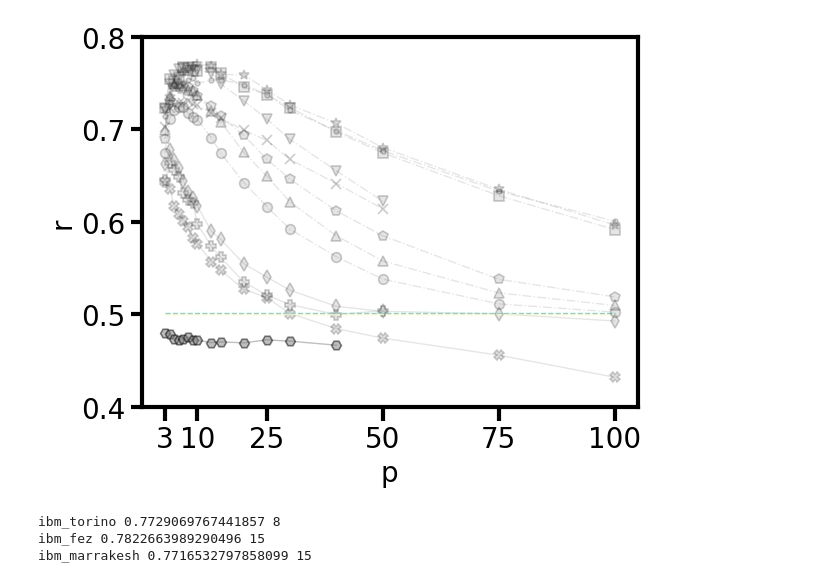
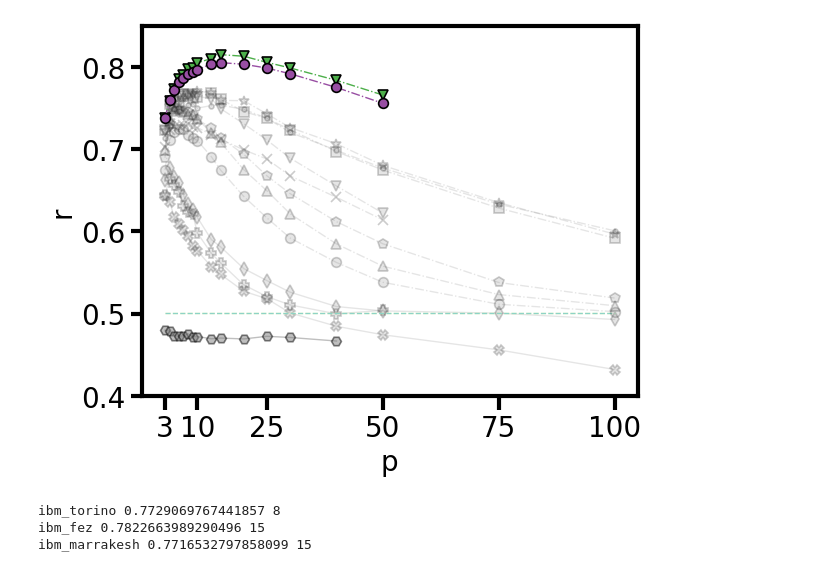
Before and after one commit to alejomonbar/LR-QAOA-QPU-Benchmarking, a Jupyter notebook: NL-Figures.ipynb, the cells around one changed output. Saved outputs shown, nothing was run; the diff lists cells and outputs as text; code cells hidden in the pictures.

```diff
--- a/NL-Figures.ipynb
+++ b/NL-Figures.ipynb
@@ -131,6 +143,8 @@ ibm_torino_fractional = np.load("./Data/ibm_torino/133_HE_fractional.npy", allow
 ibm_fez = np.load("./Data/ibm_fez/156_HE.npy", allow_pickle=True).item()
 ibm_fez_fractional = np.load("./Data/ibm_fez/156_HE_fractional.npy", allow_pickle=True).item()
 ibm_marrakesh_fractional = np.load("./Data/ibm_marrakesh/156_HE_fractional.npy", allow_pickle=True).item()
+ibm_aachen_fractional = np.load("./Data/ibm_aachen/156_HE_fractional.npy", allow_pickle=True).item()
+ibm_kingston_fractional = np.load("./Data/ibm_kingston/156_HE_fractional.npy", allow_pickle=True).item()
 
 ibm_aachen = np.load("./Data/ibm_aachen/156_HE.npy", allow_pickle=True).item()
 ibm_kingston = np.load("./Data/ibm_kingston/156_HE.npy", allow_pickle=True).item()
@@ -141,10 +155,11 @@ iqm_spark = np.load("./Data/iqm_spark/5_SQ.npy", allow_pickle=True).item()
 
 
 rigetti_ankaa_3 = np.load("./Data/rigetti_ankaa_3/82_NL.npy", allow_pickle=True).item()
+colors1 = plt.get_cmap("Set1")
 
 colors = plt.get_cmap("Set3")
 delta = 1
-n_case = 5
+n_case = 9
 case = ""
 prop = "r"
 fig, ax = plt.subplots()
@@ -156,35 +171,39 @@ ax.plot(rigetti_ankaa_3["ps"], [rigetti_ankaa_3["postprocessing"+case][1][p][0][
 ps = iqm_garnet["ps"]
 ax.plot(ps, [iqm_garnet["postprocessing"+case][1][p][0][prop] for p in ps], label ="iqm_garnet ", markeredgecolor="black", markersize=7, color=colors(2) if n_case == 0 else "gray", alpha=1 if n_case == 0 else 0.2, marker="P")
 ps = ibm_brisbane["ps"]
 ax.plot(ps, [ibm_brisbane["postprocessing"+case][1][p][prop] for p in ps], label ="ibm_brisbane ", markeredgecolor="black", markersize=7, color=colors(1) if n_case == 2 else "gray", alpha=1 if n_case == 2 else 0.2, marker="d")
 ax.plot(ps, len(ps)*[ibm_brisbane["random"+case][prop]], linestyle="--", color=colors(1))
 ps = ibm_torino["ps"]
 ax.plot(ps, len(ps)*[ibm_torino["random"+case][prop]], linestyle="--", color=colors(0))
 ax.plot(ps, [ibm_torino["postprocessing"+case][1][p][prop] for p in ps], marker="o", label ="ibm_torino-v0", markeredgecolor="black", markersize=7, color=colors(0) if n_case == 2 else "gray", alpha=1 if n_case == 2 else 0.2, linestyle="-.")
 ax.plot(ps, [ibm_torino_v1["postprocessing"+case][1][p][prop] for p in ps], marker="p", label ="ibm_torino-v1", markeredgecolor="black", markersize=7, color=colors(0) if n_case == 3 else "gray", alpha=1 if n_case == 3 else 0.2, linestyle="-.")
 ax.plot(ps, [ibm_torino_fractional["postprocessing"+case][0.75][p][prop] for p in ps], marker="s", label ="ibm_torino-f", markeredgecolor="black", markersize=7, color=colors(0) if n_case == 4 else "gray", alpha=1 if n_case == 4 else 0.2, linestyle="-.")
 
 ax.plot(ps, [ibm_fez["postprocessing"+case][1][p][prop] for p in ps], label ="ibm_fez ", markeredgecolor="black", markersize=7, color=colors(5) if n_case == 3 else "gray", alpha=1 if n_case == 3 else 0.2, linestyle="-.", marker="^")
 ax.plot(ps, [ibm_fez_fractional["postprocessing"+case][0.75][p][prop] for p in ps], label ="ibm_fez-f ", markeredgecolor="black", markersize=7, color=colors(5) if n_case == 4 else "gray", alpha=1 if n_case == 4 else 0.2, linestyle="-.", marker="*")
 
 ax.plot(ps, [ibm_marrakesh_fractional["postprocessing"+case][0.75][p][prop] for p in ps], label ="ibm_marrakesh-f ", markeredgecolor="black", markersize=7, color=colors(10) if n_case == 4 else "gray", alpha=1 if n_case == 4 else 0.2, linestyle="-.", marker=".")
 
 ax.plot(ps[:-2], [ibm_aachen["postprocessing"+case][0.75][p][prop] for p in ps[:-2]], label ="ibm_aachen", markeredgecolor="black", markersize=7, color=colors(8) if n_case == 3 else "gray", alpha=1 if n_case == 3 else 0.2, linestyle="-.", marker="v")
 ax.plot(ps[:-2], [ibm_kingston["postprocessing"+case][0.75][p][prop] for p in ps[:-2]], label ="ibm_kingston", markeredgecolor="black", markersize=7, color=colors(8) if n_case == 3 else "gray", alpha=1 if n_case == 3 else 0.2, linestyle="-.", marker="x")
 
 
+ax.plot(ibm_kingston_fractional["ps"], [ibm_kingston_fractional["postprocessing"+case][0.75][p][prop] for p in ibm_kingston_fractional["ps"]], label ="ibm_kingston-f ", markeredgecolor="black", markersize=7, color=colors1(2) if n_case == 9 else "gray", linestyle="-.", marker="v", alpha=1 if n_case == 9 else 0.2)
+ax.plot(ibm_aachen_fractional["ps"], [ibm_aachen_fractional["postprocessing"+case][0.75][p][prop] for p in ibm_aachen_fractional["ps"]], label ="ibm_aachen-f ", markeredgecolor="black", markersize=7, color=colors1(3) if n_case == 9 else "gray", linestyle="-.", marker="o", alpha=1 if n_case == 9 else 0.2)
+
+
 extra = "fractional"
 ax.plot([],[], label ="random" ,color="black", linestyle="--")
 # ax.legend(loc="upper center", bbox_to_anchor=(0.5,1.4), ncol=4, fontsize=12)
 ax.set_ylabel("r")
 ax.set_xlabel("p")
 ax.set_xticks([3, 10, 25, 50, 75, 100])
-ax.set_ylim(0.4,0.8)
+ax.set_ylim(0.4,0.85)
 ax.set_xlim(-2,105)
 fig.savefig(f"./Figures/NL/comparison_{n_case}.pdf", bbox_inches="tight", transparent=True)
 # fig.savefig(f"./Figures/NL/comparison_eagle_heron{case}_{prop}{extra}.pdf", bbox_inches="tight", transparent=True)
 # %% [output]
-[figure, old version]
+[figure, new version]
 # %%
 ibm_torino = np.load("./Data/ibm_torino/133_HE_fractional_1000.npy", allow_pickle=True).item()
 ibm_fez = np.load("./Data/ibm_fez/156_HE_fractional_1000.npy", allow_pickle=True).item()
```
Also changed, not shown: parts of 3 cells of this notebook, 58 other files.
